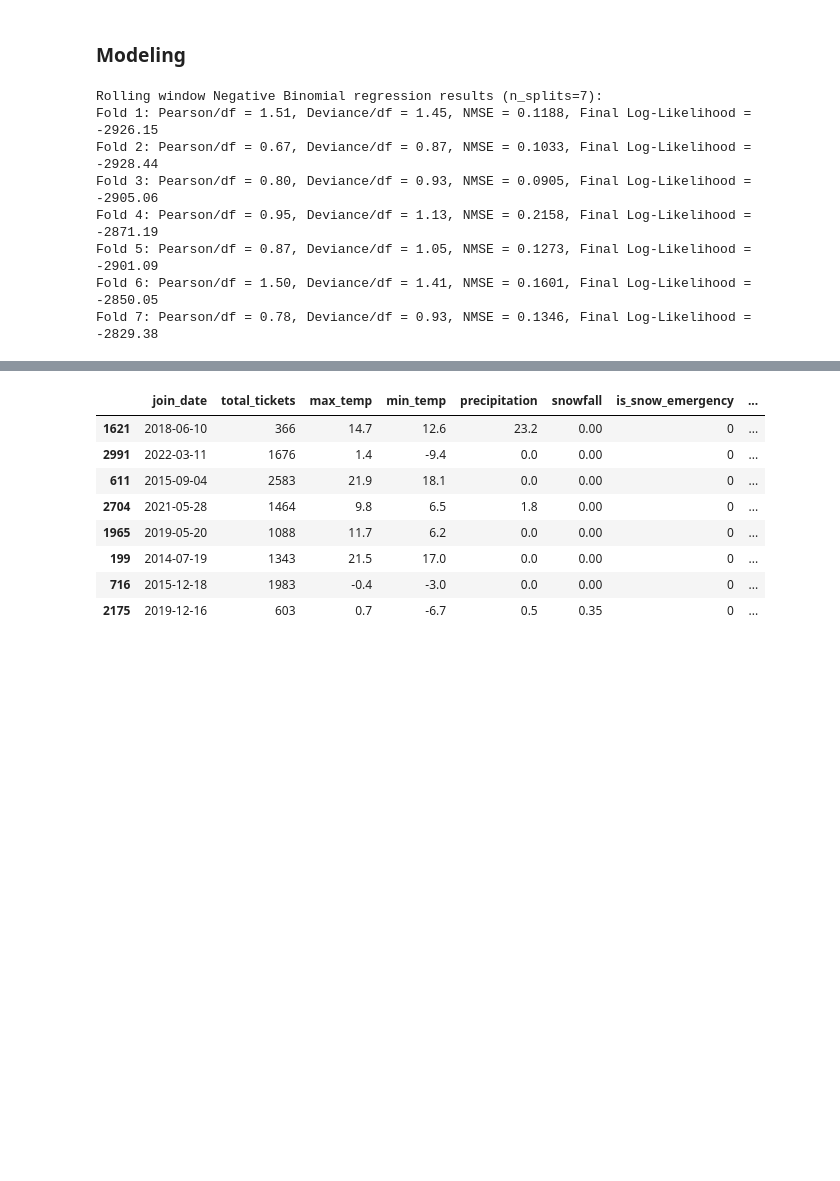
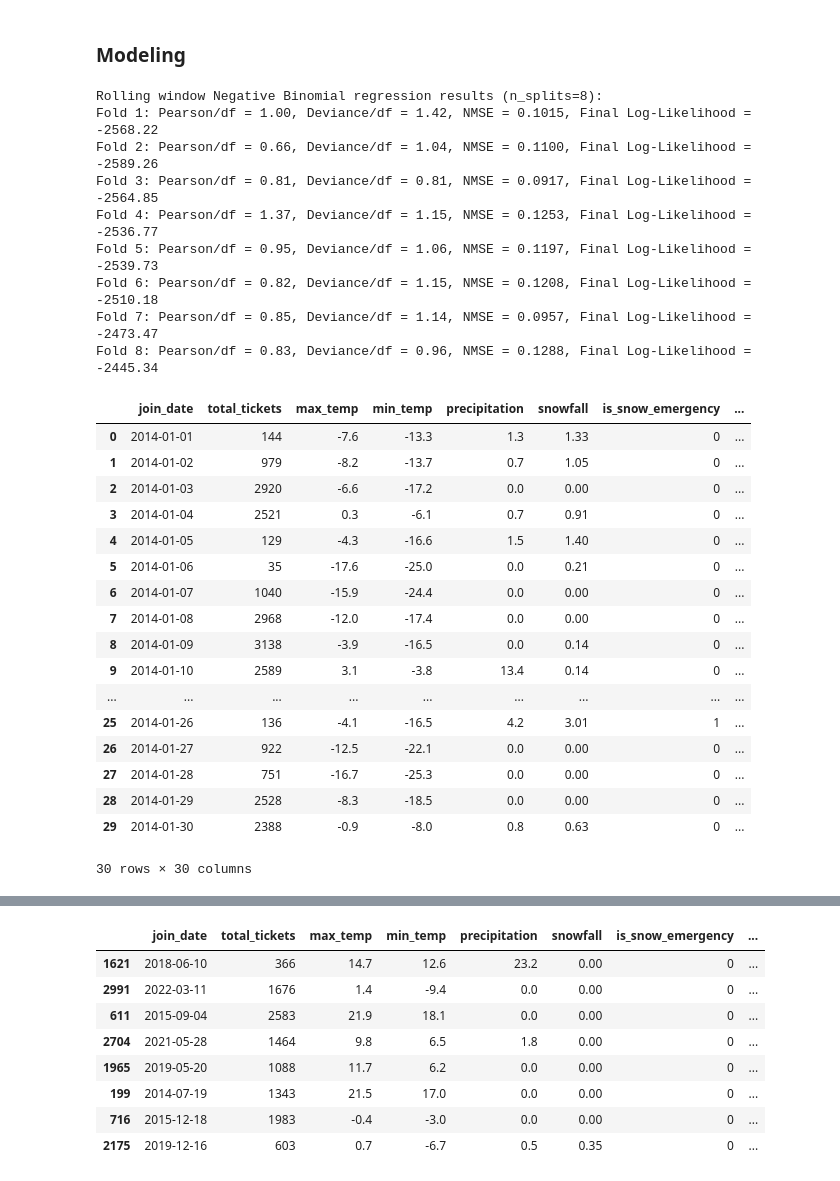
Before and after one commit to johneckberg/Milwaukee-Ticket-Data-Analysis, a Jupyter notebook: parking_final_project.ipynb, the cells around one changed output, grey strips where cells are left out. Cells and saved outputs as stored; diff of their text form; code cells hidden in the pictures; blank space fills up the shorter version.

```diff
--- a/parking_final_project.ipynb
+++ b/parking_final_project.ipynb
@@ -738,7 +745,7 @@ target = 'total_tickets'
 model_df = daily_summary_df[daily_summary_df['Year'] != 2020].dropna(subset=features + [target]).copy()
 
 # rolling window cross-validation
-n_splits = 7
+n_splits = 8
 window_size = int(len(model_df) / (n_splits + 1))
 
 pearson_stats = []
@@ -780,6 +787,8 @@ for i in range(n_splits):
     loss_values.append(result.llf)
 
     # debugging print if y_pred has nans
+    # The predicted_tickets column is NaN for the first year because of how rolling window cross-validation is set up
+
     if np.isnan(y_pred).any():
         print(f"Warning: NaNs detected in y_pred for fold {i+1}. Indices: {np.where(np.isnan(y_pred))[0]}")
 
@@ -821,11 +830,36 @@ print(f"Rolling window Negative Binomial regression results (n_splits={n_splits}
 for i, (p, d, nmse, loss) in enumerate(zip(pearson_stats, deviance_stats, nmse_scores, loss_values), 1):
     print(f"Fold {i}: Pearson/df = {p:.2f}, Deviance/df = {d:.2f}, NMSE = {nmse:.4f}, Final Log-Likelihood = {loss:.2f}")
 # %% [output]
-Rolling window Negative Binomial regression results (n_splits=7):
-Fold 1: Pearson/df = 1.51, Deviance/df = 1.45, NMSE = 0.1188, Final Log-Likelihood = -2926.15
-Fold 2: Pearson/df = 0.67, Deviance/df = 0.87, NMSE = 0.1033, Final Log-Likelihood = -2928.44
-Fold 3: Pearson/df = 0.80, Deviance/df = 0.93, NMSE = 0.0905, Final Log-Likelihood = -2905.06
-Fold 4: Pearson/df = 0.95, Deviance/df = 1.13, NMSE = 0.2158, Final Log-Likelihood = -2871.19
-Fold 5: Pearson/df = 0.87, Deviance/df = 1.05, NMSE = 0.1273, Final Log-Likelihood = -2901.09
-Fold 6: Pearson/df = 1.50, Deviance/df = 1.41, NMSE = 0.1601, Final Log-Likelihood = -2850.05
-Fold 7: Pearson/df = 0.78, Deviance/df = 0.93, NMSE = 0.1346, Final Log-Likelihood = -2829.38
+Rolling window Negative Binomial regression results (n_splits=8):
+Fold 1: Pearson/df = 1.00, Deviance/df = 1.42, NMSE = 0.1015, Final Log-Likelihood = -2568.22
+Fold 2: Pearson/df = 0.66, Deviance/df = 1.04, NMSE = 0.1100, Final Log-Likelihood = -2589.26
+Fold 3: Pearson/df = 0.81, Deviance/df = 0.81, NMSE = 0.0917, Final Log-Likelihood = -2564.85
+Fold 4: Pearson/df = 1.37, Deviance/df = 1.15, NMSE = 0.1253, Final Log-Likelihood = -2536.77
+Fold 5: Pearson/df = 0.95, Deviance/df = 1.06, NMSE = 0.1197, Final Log-Likelihood = -2539.73
+Fold 6: Pearson/df = 0.82, Deviance/df = 1.15, NMSE = 0.1208, Final Log-Likelihood = -2510.18
+Fold 7: Pearson/df = 0.85, Deviance/df = 1.14, NMSE = 0.0957, Final Log-Likelihood = -2473.47
+Fold 8: Pearson/df = 0.83, Deviance/df = 0.96, NMSE = 0.1288, Final Log-Likelihood = -2445.34
+# %%
+# model.summary()
+# model_df.head()
+daily_summary_df = daily_summary_df.sort_values('join_date').reset_index(drop=True)
+daily_summary_df.head(30)
+# %% [output]
+|  | join_date | total_tickets | max_temp | min_temp | precipitation | snowfall | is_snow_emergency | ... |
+| 0 | 2014-01-01 | 144 | -7.6 | -13.3 | 1.3 | 1.33 | 0 | ... |
+| 1 | 2014-01-02 | 979 | -8.2 | -13.7 | 0.7 | 1.05 | 0 | ... |
+| 2 | 2014-01-03 | 2920 | -6.6 | -17.2 | 0.0 | 0.00 | 0 | ... |
+| 3 | 2014-01-04 | 2521 | 0.3 | -6.1 | 0.7 | 0.91 | 0 | ... |
+| 4 | 2014-01-05 | 129 | -4.3 | -16.6 | 1.5 | 1.40 | 0 | ... |
+| 5 | 2014-01-06 | 35 | -17.6 | -25.0 | 0.0 | 0.21 | 0 | ... |
+| 6 | 2014-01-07 | 1040 | -15.9 | -24.4 | 0.0 | 0.00 | 0 | ... |
+| 7 | 2014-01-08 | 2968 | -12.0 | -17.4 | 0.0 | 0.00 | 0 | ... |
+| 8 | 2014-01-09 | 3138 | -3.9 | -16.5 | 0.0 | 0.14 | 0 | ... |
+| 9 | 2014-01-10 | 2589 | 3.1 | -3.8 | 13.4 | 0.14 | 0 | ... |
+| ... | ... | ... | ... | ... | ... | ... | ... | ... |
+| 25 | 2014-01-26 | 136 | -4.1 | -16.5 | 4.2 | 3.01 | 1 | ... |
+| 26 | 2014-01-27 | 922 | -12.5 | -22.1 | 0.0 | 0.00 | 0 | ... |
+| 27 | 2014-01-28 | 751 | -16.7 | -25.3 | 0.0 | 0.00 | 0 | ... |
+| 28 | 2014-01-29 | 2528 | -8.3 | -18.5 | 0.0 | 0.00 | 0 | ... |
+| 29 | 2014-01-30 | 2388 | -0.9 | -8.0 | 0.8 | 0.63 | 0 | ... |
+30 rows × 30 columns
```
Also changed, not shown: parts of 13 cells of this notebook, 1 other file.
